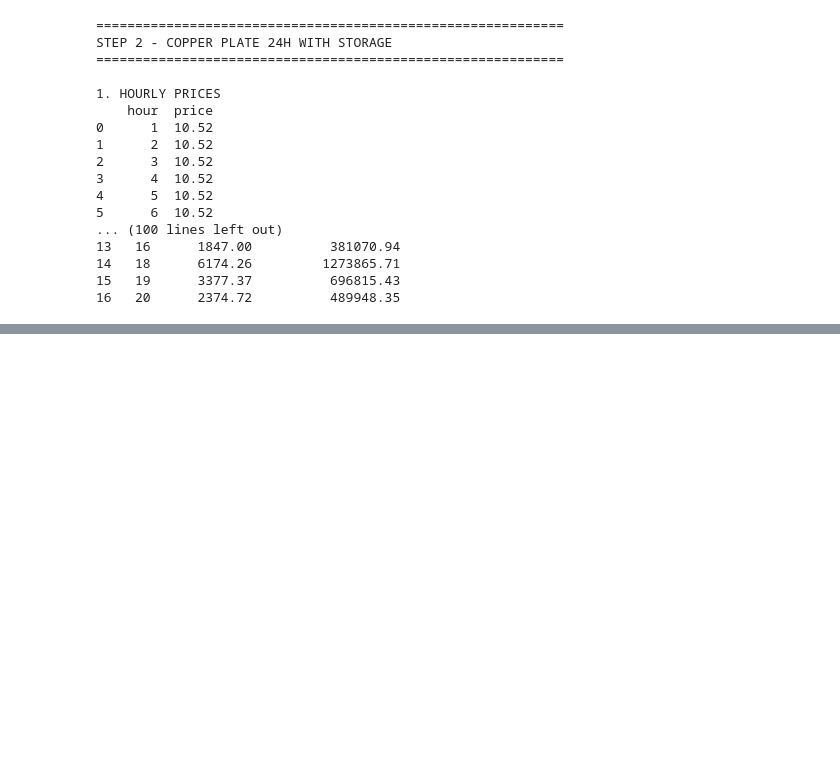
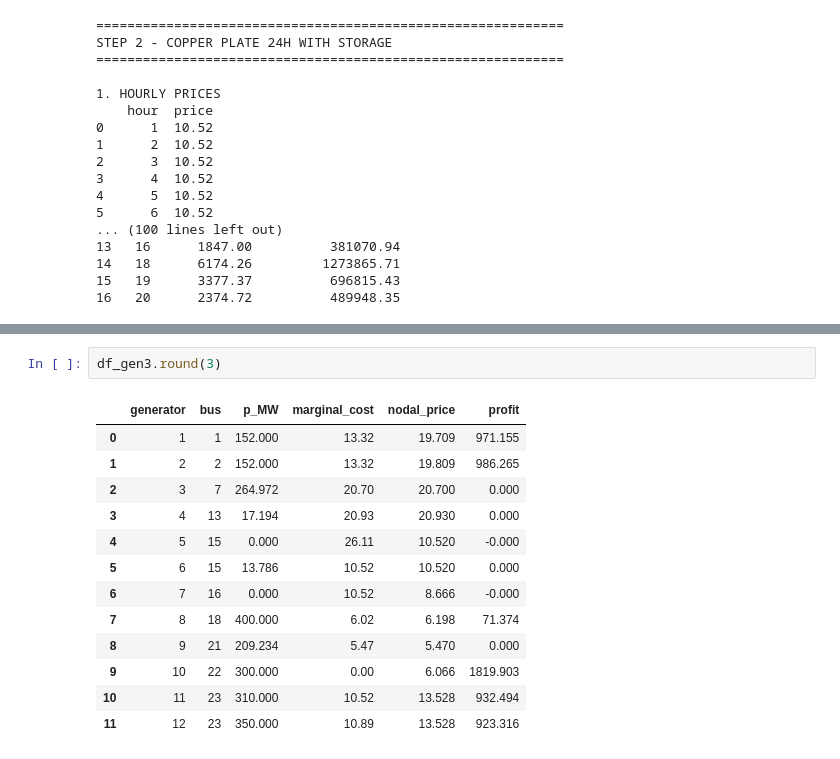
Before and after one commit to fraorma99/RES-Assignments, a Jupyter notebook: notebooks/main.ipynb, the cells around one changed output, grey strips where cells are left out. Drawn from its saved outputs; the diff is of its cells as text; blank space fills up the shorter version.

```diff
--- a/notebooks/main.ipynb
+++ b/notebooks/main.ipynb
@@ -282,0 +436,16 @@ STEP 2 - COPPER PLATE 24H WITH STORAGE
+# %%
+df_gen3.round(3)
+# %% [output]
+|  | generator | bus | p_MW | marginal_cost | nodal_price | profit |
+| 0 | 1 | 1 | 152.000 | 13.32 | 19.709 | 971.155 |
+| 1 | 2 | 2 | 152.000 | 13.32 | 19.809 | 986.265 |
+| 2 | 3 | 7 | 264.972 | 20.70 | 20.700 | 0.000 |
+| 3 | 4 | 13 | 17.194 | 20.93 | 20.930 | 0.000 |
+| 4 | 5 | 15 | 0.000 | 26.11 | 10.520 | -0.000 |
+| 5 | 6 | 15 | 13.786 | 10.52 | 10.520 | 0.000 |
+| 6 | 7 | 16 | 0.000 | 10.52 | 8.666 | -0.000 |
+| 7 | 8 | 18 | 400.000 | 6.02 | 6.198 | 71.374 |
+| 8 | 9 | 21 | 209.234 | 5.47 | 5.470 | 0.000 |
+| 9 | 10 | 22 | 300.000 | 0.00 | 6.066 | 1819.903 |
+| 10 | 11 | 23 | 310.000 | 10.52 | 13.528 | 932.494 |
+| 11 | 12 | 23 | 350.000 | 10.89 | 13.528 | 923.316 |
```
Also changed, not shown: parts of 16 cells of this notebook, 2 other files.
